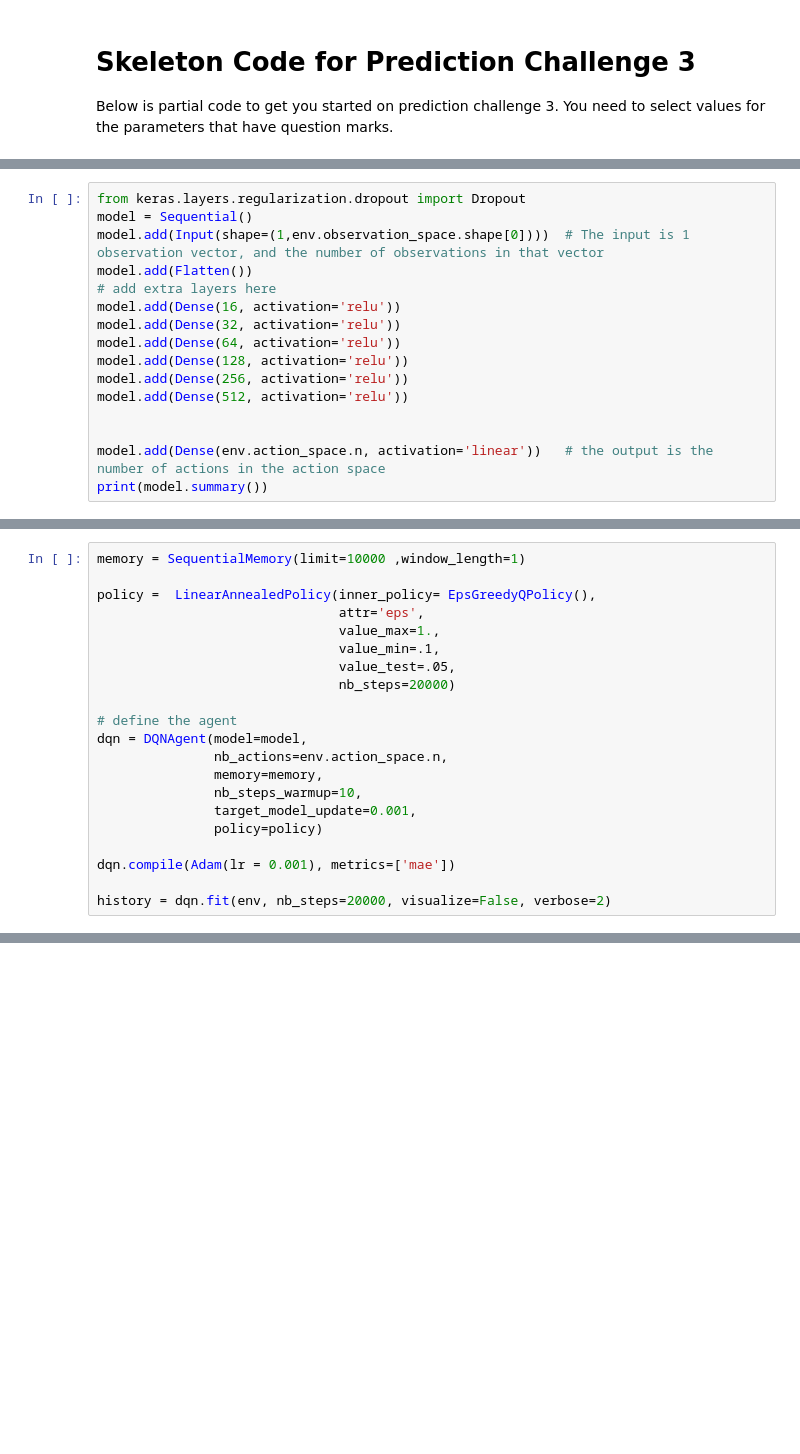
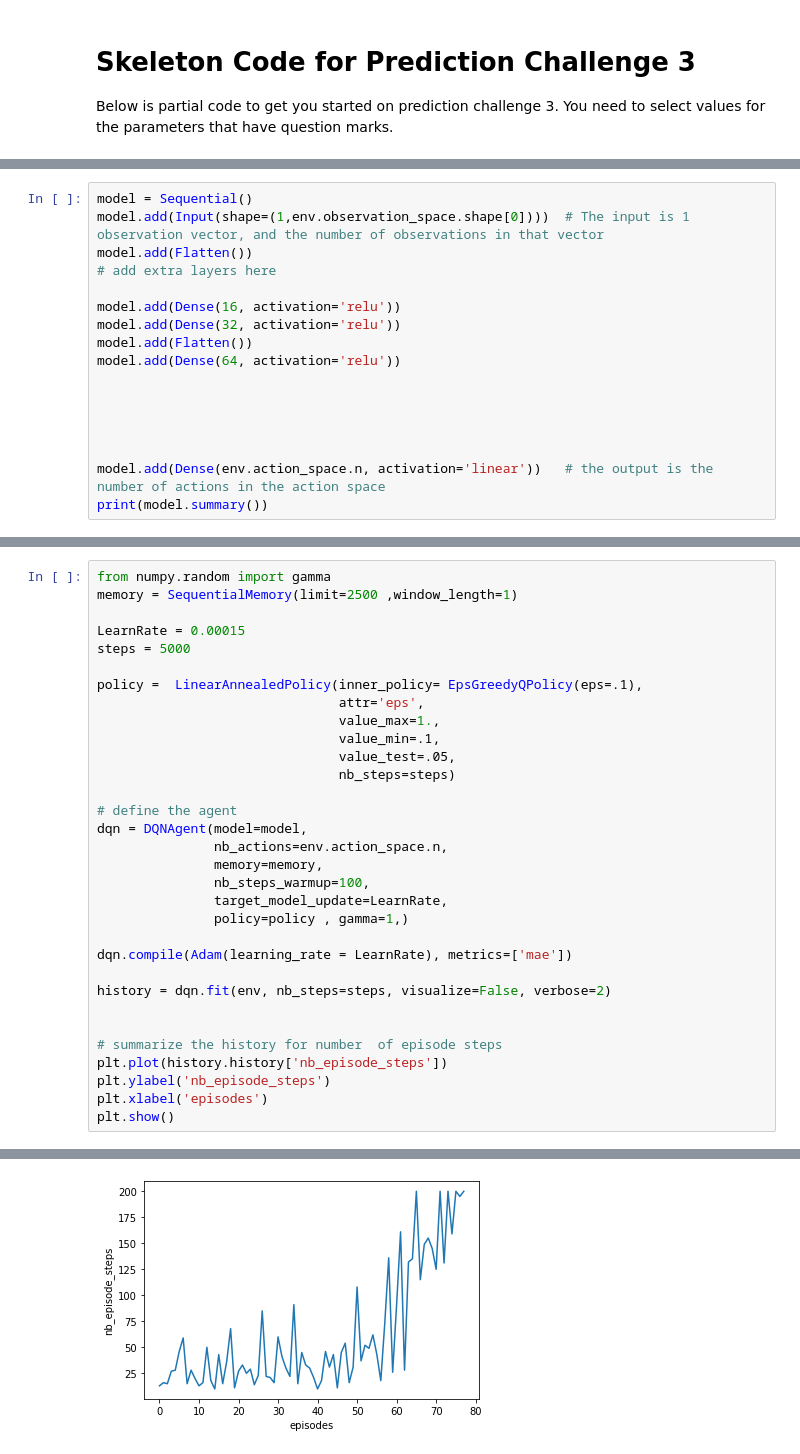
Before and after one commit to harishahamed26/Car-pole-Reinforcement-Learning, a Jupyter notebook: PredictionChallenge3.ipynb, the cells around one changed output, grey strips where cells are left out. Saved outputs shown, nothing was run; the diff lists cells and outputs as text; blank space fills up the shorter version.

```diff
--- a/PredictionChallenge3.ipynb
+++ b/PredictionChallenge3.ipynb
@@ -52,17 +56,18 @@ from rl.memory import SequentialMemory  # import the exerience replay buffer mod
 from rl.policy import LinearAnnealedPolicy, EpsGreedyQPolicy # import the policy
 from rl.agents.dqn import DQNAgent
 # %%
-from keras.layers.regularization.dropout import Dropout
 model = Sequential()
 model.add(Input(shape=(1,env.observation_space.shape[0])))  # The input is 1 observation vector, and the number of observations in that vector
 model.add(Flatten())
 # add extra layers here
+
 model.add(Dense(16, activation='relu'))
 model.add(Dense(32, activation='relu'))
+model.add(Flatten())
 model.add(Dense(64, activation='relu'))
-model.add(Dense(128, activation='relu'))
-model.add(Dense(256, activation='relu'))
-model.add(Dense(512, activation='relu'))
+
+
+
 
 
 model.add(Dense(env.action_space.n, activation='linear'))   # the output is the number of actions in the action space
@@ -86,24 +91,35 @@ Non-trainable params: 0
 _________________________________________________________________
 None
 # %%
-memory = SequentialMemory(limit=10000 ,window_length=1)
+from numpy.random import gamma
+memory = SequentialMemory(limit=2500 ,window_length=1)
 
-policy =  LinearAnnealedPolicy(inner_policy= EpsGreedyQPolicy(),
+LearnRate = 0.00015
+steps = 5000
+
+policy =  LinearAnnealedPolicy(inner_policy= EpsGreedyQPolicy(eps=.1),
                                attr='eps',
                                value_max=1.,
                                value_min=.1,
                                value_test=.05,
-                               nb_steps=20000)
+                               nb_steps=steps)
 
 # define the agent
 dqn = DQNAgent(model=model,
                nb_actions=env.action_space.n,
                memory=memory,
-               nb_steps_warmup=10,
-               target_model_update=0.001,
-               policy=policy)
+               nb_steps_warmup=100,
+               target_model_update=LearnRate,
+               policy=policy , gamma=1,)
 
-dqn.compile(Adam(lr = 0.001), metrics=['mae'])
+dqn.compile(Adam(learning_rate = LearnRate), metrics=['mae'])
 
-history = dqn.fit(env, nb_steps=20000, visualize=False, verbose=2)
+history = dqn.fit(env, nb_steps=steps, visualize=False, verbose=2)
+
+
+# summarize the history for number  of episode steps
+plt.plot(history.history['nb_episode_steps'])
+plt.ylabel('nb_episode_steps')
+plt.xlabel('episodes')
+plt.show()
 # %% [output]
@@ -127,0 +149 @@ done, took 253.746 seconds
+[figure, added]
```
Also changed, not shown: parts of 8 cells of this notebook.
